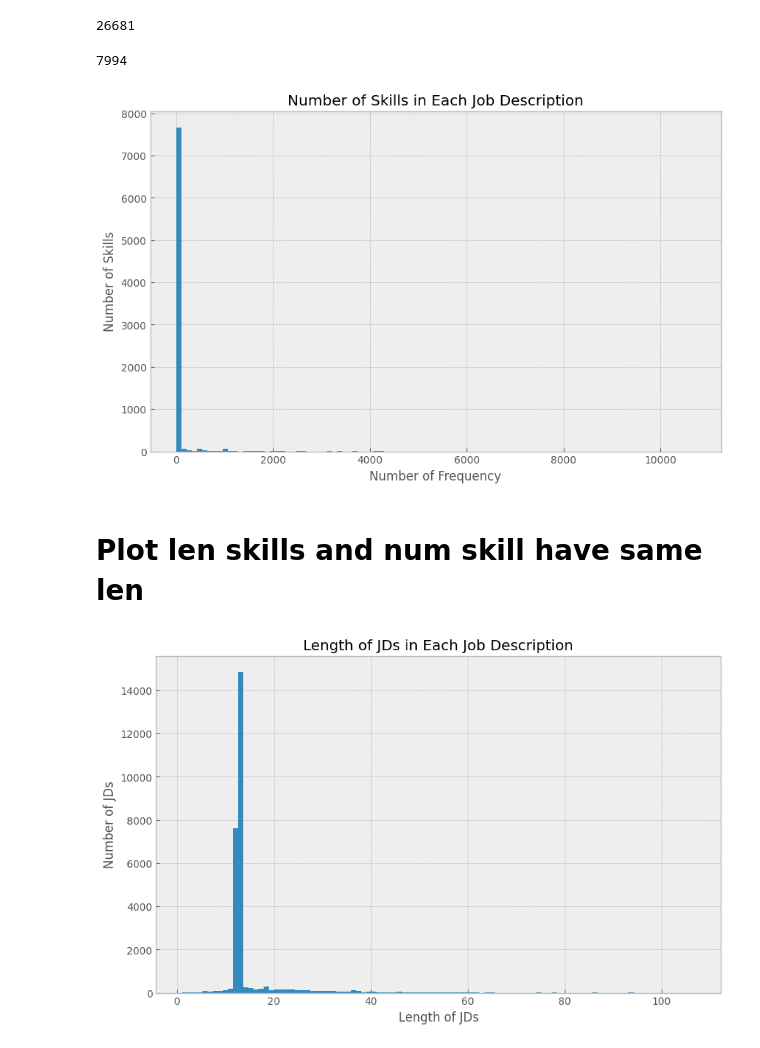
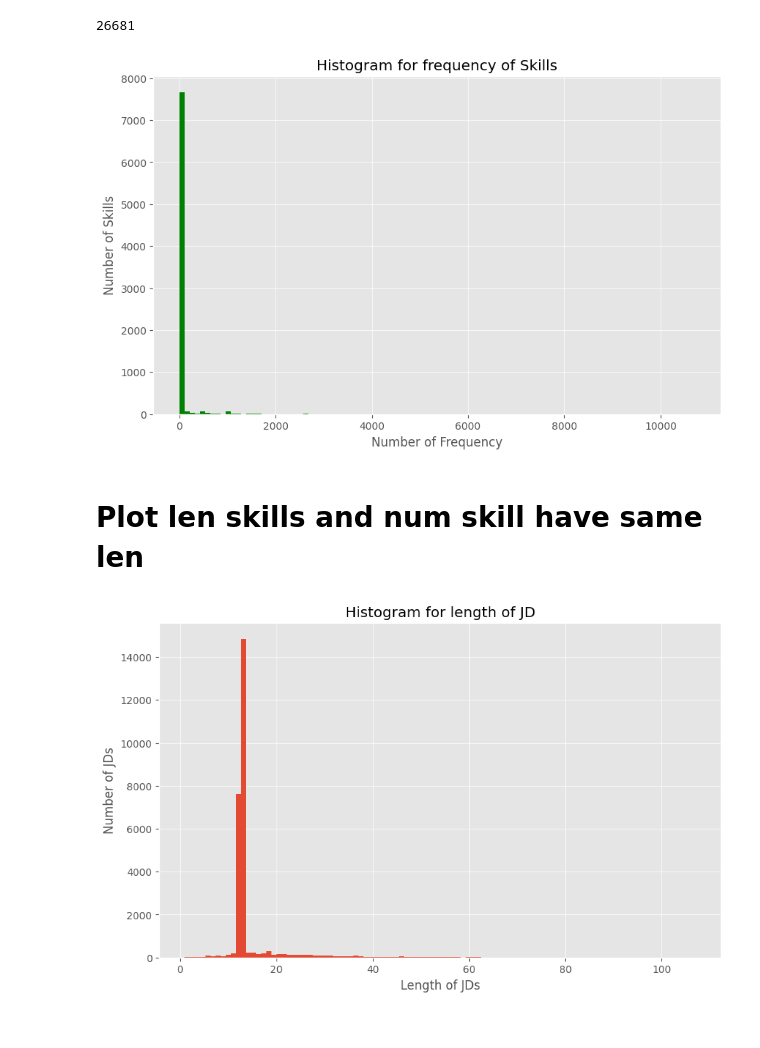
Before and after one commit to nnccuong-tmabd/middle-intern-tma, a Jupyter notebook: plot_data.ipynb, the cells around one changed output. Saved outputs shown, nothing was run; the diff lists cells and outputs as text; code cells hidden in the pictures.

```diff
--- a/plot_data.ipynb
+++ b/plot_data.ipynb
@@ -45,7 +34,3 @@ def count_skills_with_frequency(skill_frequency, k):
 frequency = get_frequency_skill(total_skill_jds)
 # %%
 statist_freq = list(frequency.values())
-# %%
-len(statist_freq)
-# %% [output]
-7994
@@ -63,16 +40,18 @@ bins = spilt_bins(statist_freq)
 # %%
-import matplotlib.pyplot as plt
-
 plt.figure(figsize=(10, 6))
 # plt.style.use('ggplot')
-plt.style.use('bmh')
-plt.hist(statist_freq, bins=100)
+# plt.style.use('bmh')
+n, bins, patches = plt.hist(statist_freq, bins=100, facecolor='green')
+
+y = mlab.normpdf(bins, mu, sigma)
+
 plt.xlabel('Number of Frequency')
 plt.ylabel('Number of Skills')
-plt.title('Number of Skills in Each Job Description')
-plt.savefig('slide/plot/histogram_of_frequency_skills.png')
+plt.title('Histogram for frequency of Skills')
+plt.show()
+# plt.savefig('slide/plot/histogram_of_frequency_skills.png')
 # %% [output]
-[figure, old version]
+[figure, new version]
 # %% [markdown]
 # Plot len skills and num skill have same len
 # %%
@@ -88,12 +67,12 @@ statist_len = count_len_jds(total_skill_jds)
 # %%
 import matplotlib.pyplot as plt
 
 
 plt.figure(figsize=(10, 6))
 plt.hist(statist_len, bins=100)
 plt.xlabel('Length of JDs')
 plt.ylabel('Number of JDs')
-plt.title('Length of JDs in Each Job Description')
+plt.title('Histogram for length of JD')
 plt.savefig('slide/plot/histogram_of_length_skills.png')
 # %% [output]
-[figure, old version]
+[figure, new version]
```
Also changed, not shown: parts of 4 cells of this notebook, 7 other files.
